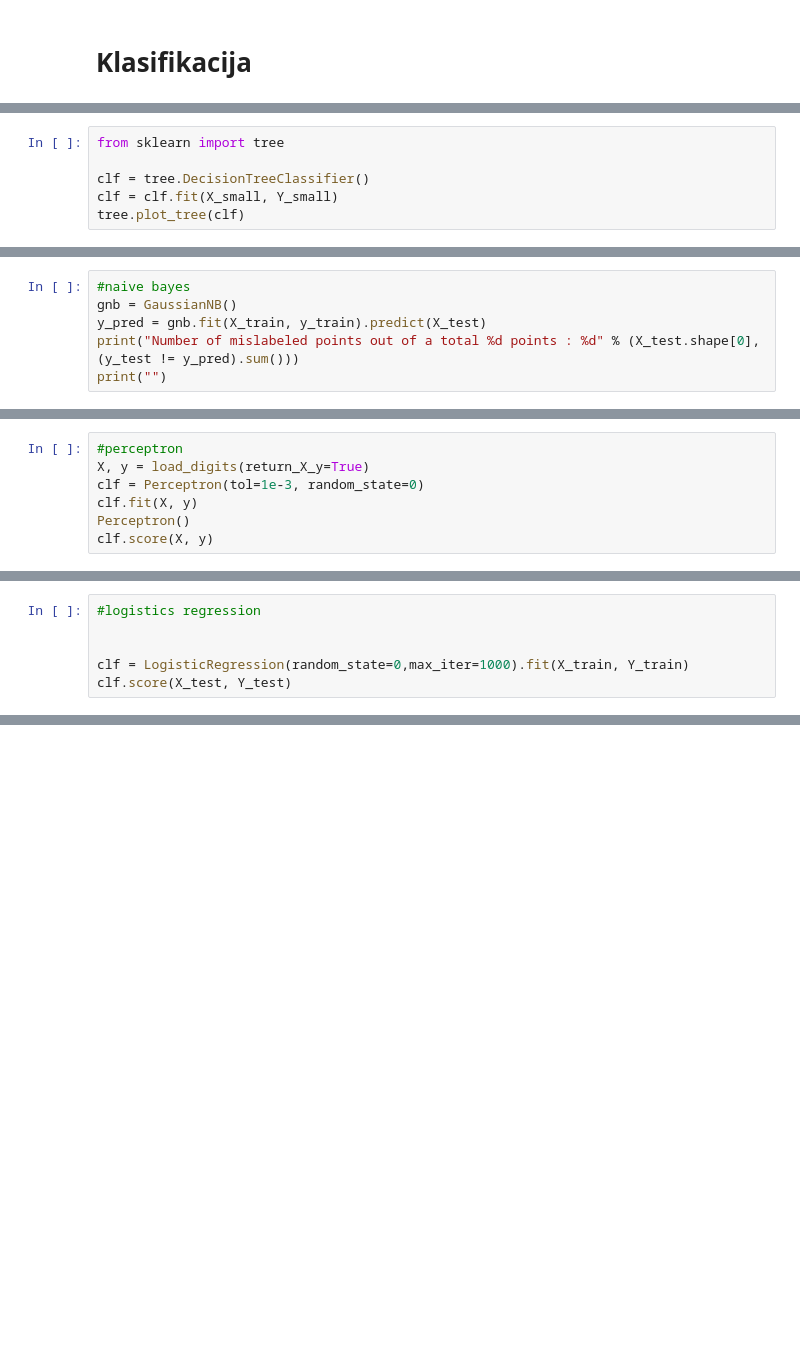
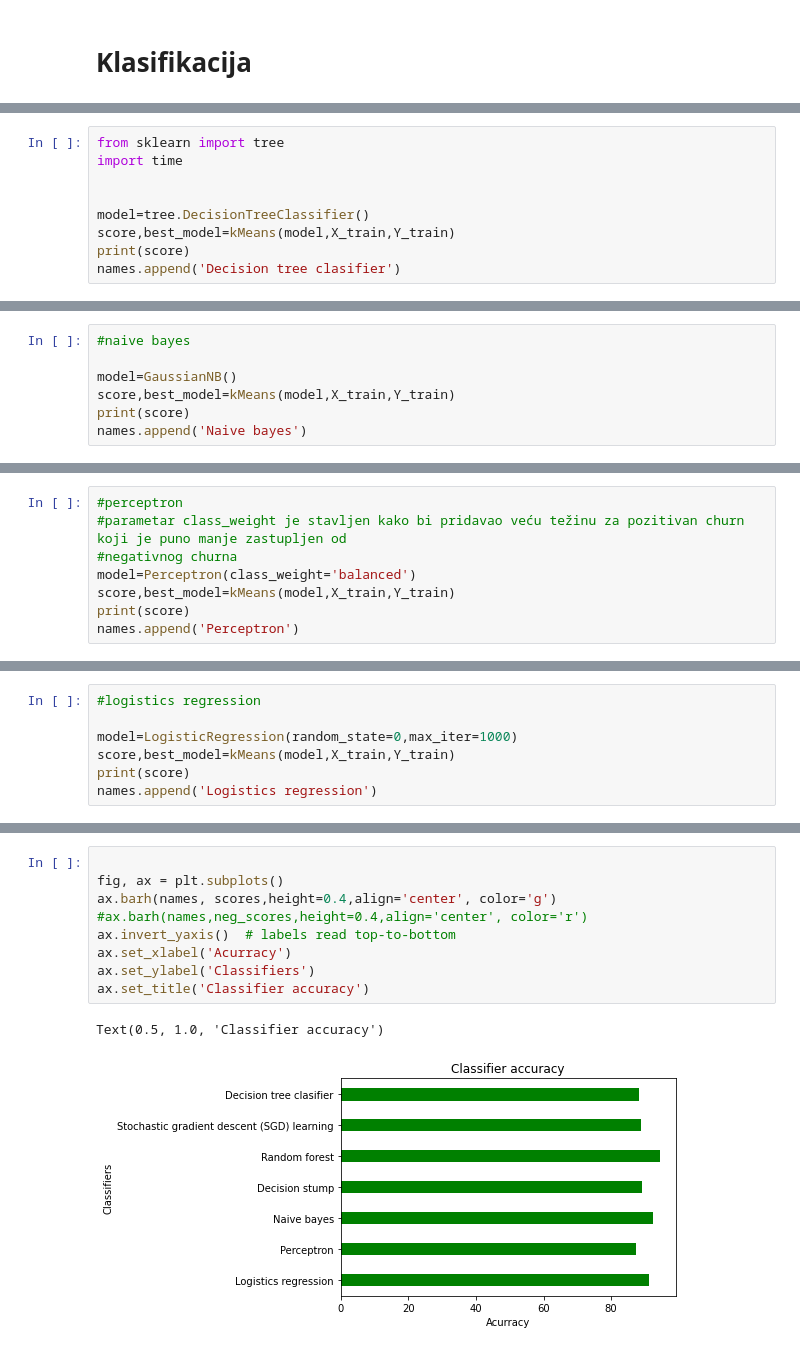
Before and after one commit to dmustac/UZOP-projekt, a Jupyter notebook: Replikacija.ipynb, the cells around one changed output, grey strips where cells are left out. Cells and saved outputs as stored; diff of their text form; blank space fills up the shorter version.

```diff
--- a/Replikacija.ipynb
+++ b/Replikacija.ipynb
@@ -140,7 +222,10 @@ Y_small = Y_small.map({'T':1 ,'F':0})
 # %%
 from sklearn import tree
+import time
 
-clf = tree.DecisionTreeClassifier()
-clf = clf.fit(X_small, Y_small)
-tree.plot_tree(clf)
+
+model=tree.DecisionTreeClassifier()
+score,best_model=kMeans(model,X_train,Y_train)
+print(score)
+names.append('Decision tree clasifier')
 # %% [output]
@@ -252,7 +310,8 @@ Accuracy: 0.8494301139772046
 # %%
 #naive bayes
-gnb = GaussianNB()
-y_pred = gnb.fit(X_train, y_train).predict(X_test)
-print("Number of mislabeled points out of a total %d points : %d" % (X_test.shape[0], (y_test != y_pred).sum()))
-print("")
+
+model=GaussianNB()
+score,best_model=kMeans(model,X_train,Y_train)
+print(score)
+names.append('Naive bayes')
 # %% [output]
@@ -260,8 +324,9 @@ Number of mislabeled points out of a total 1667 points : 196
 # %%
 #perceptron
-X, y = load_digits(return_X_y=True)
-clf = Perceptron(tol=1e-3, random_state=0)
-clf.fit(X, y)
-Perceptron()
-clf.score(X, y)
+#parametar class_weight je stavljen kako bi pridavao veću težinu za pozitivan churn koji je puno manje zastupljen od
+#negativnog churna
+model=Perceptron(class_weight='balanced')
+score,best_model=kMeans(model,X_train,Y_train)
+print(score)
+names.append('Perceptron')
 # %% [output]
@@ -269,7 +339,8 @@ clf.score(X, y)
 # %%
 #logistics regression
 
-
-clf = LogisticRegression(random_state=0,max_iter=1000).fit(X_train, Y_train)
-clf.score(X_test, Y_test)
+model=LogisticRegression(random_state=0,max_iter=1000)
+score,best_model=kMeans(model,X_train,Y_train)
+print(score)
+names.append('Logistics regression')
 # %% [output]
@@ -276,0 +353,12 @@ clf.score(X_test, Y_test)
+# %%
+
+fig, ax = plt.subplots()
+ax.barh(names, scores,height=0.4,align='center', color='g')
+#ax.barh(names,neg_scores,height=0.4,align='center', color='r')
+ax.invert_yaxis()  # labels read top-to-bottom
+ax.set_xlabel('Acurracy')
+ax.set_ylabel('Classifiers')
+ax.set_title('Classifier accuracy')
+# %% [output]
+Text(0.5, 1.0, 'Classifier accuracy')
+[figure, added]
```
Also changed, not shown: parts of 68 cells of this notebook.
